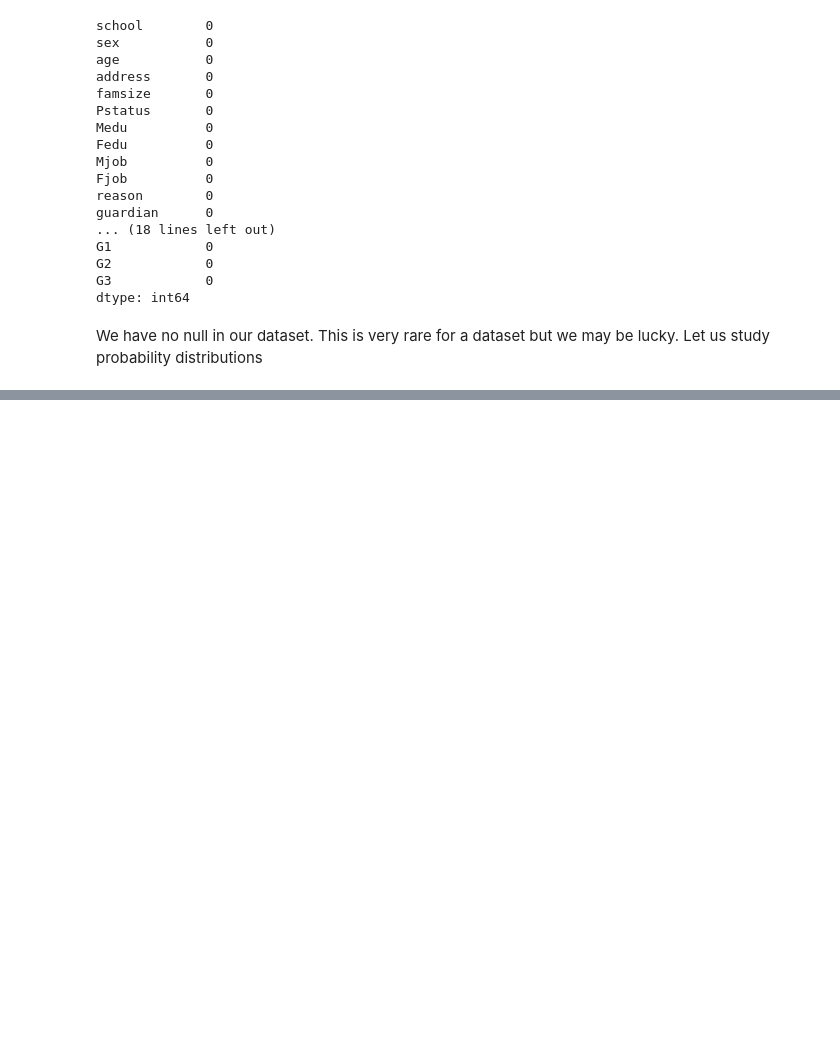
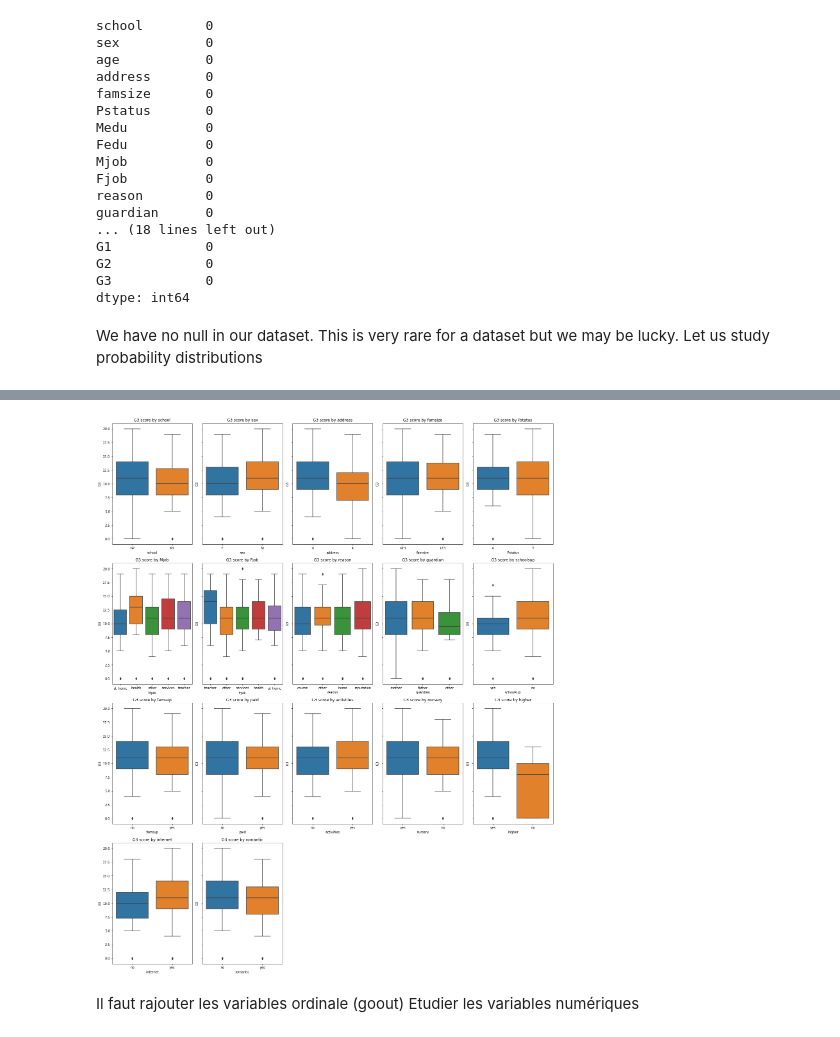
Before and after one commit to queezzy/DataExperiments, a Jupyter notebook: regression/student_grade_prediction.ipynb, the cells around one changed output, grey strips where cells are left out. Saved outputs shown, nothing was run; the diff lists cells and outputs as text; code cells hidden in the pictures; blank space fills up the shorter version.

```diff
--- a/regression/student_grade_prediction.ipynb
+++ b/regression/student_grade_prediction.ipynb
@@ -95,0 +104,17 @@ Text(0.5, 1.0, 'Distribution of final grades per sex')
+# %%
+categorical_variables = list(df.select_dtypes(include=["object"]).columns)
+# %%
+num_variable = len(categorical_variables)
+n = np.ceil(np.sqrt(num_variable))
+plt.figure(figsize=(20,30),tight_layout=True)
+for i,c in enumerate(categorical_variables):
+    plt.subplot(n,n,i+1)
+    ax = sns.boxplot(data=df[["G3",c]],x=c,y="G3")
+    ax.set_title("G3 score by %s"%c)
+    if (i+1)%n!=1:
+        ax.set_yticklabels([])
+# %% [output]
+[figure, added]
+# %% [markdown]
+ Il faut rajouter les variables ordinale (goout)
+ Etudier les variables numériques
```
Also changed, not shown: parts of 3 cells of this notebook.
